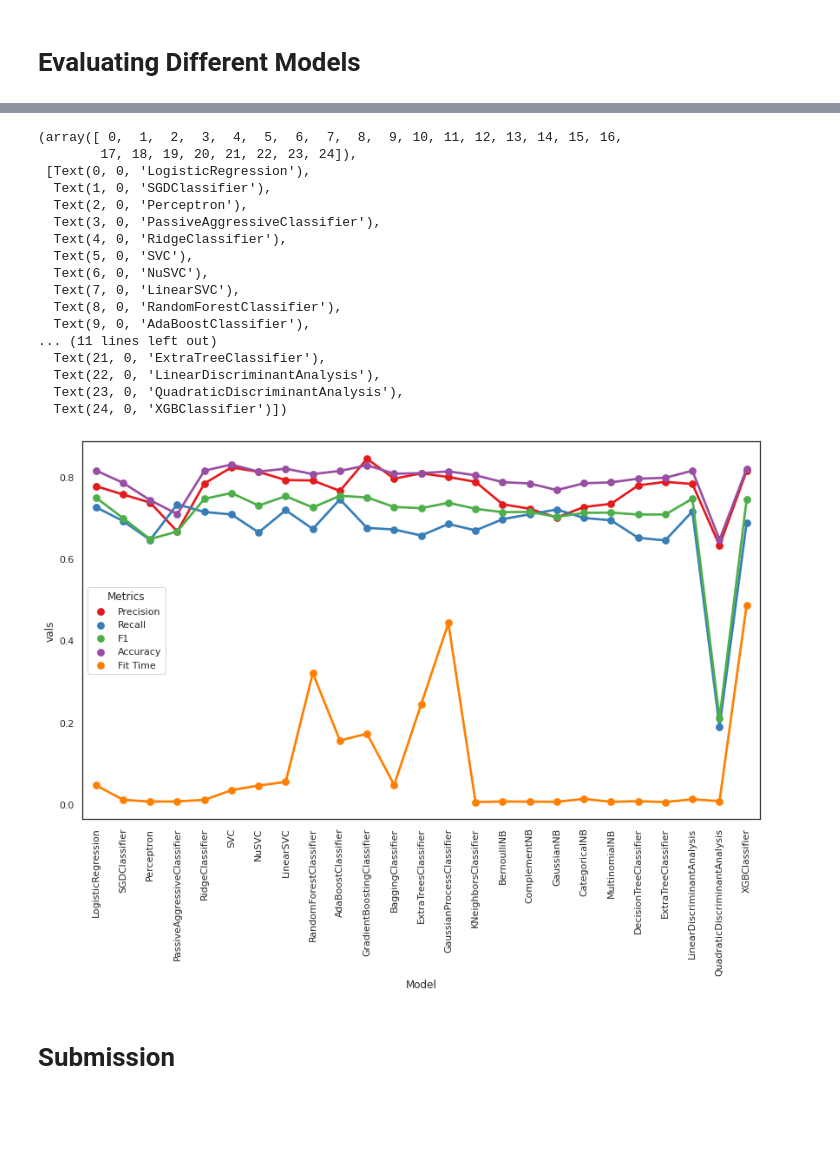
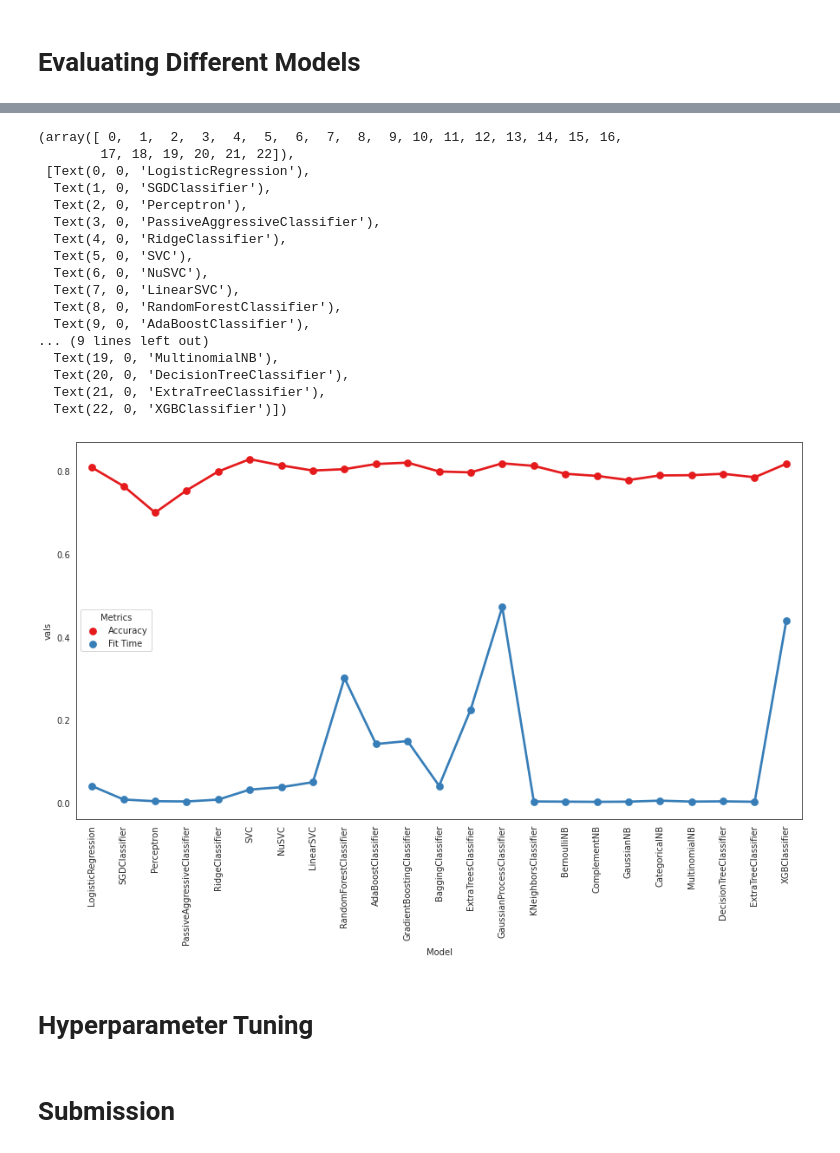
Before and after one commit to Hormozzan/TitanicPassengersSurvivalPrediction, a Jupyter notebook: titanic-passengers-survival-prediction.ipynb, the cells around one changed output, grey strips where cells are left out. Cells and saved outputs as stored; diff of their text form; code cells hidden in the pictures; blank space fills up the shorter version.

```diff
--- a/titanic-passengers-survival-prediction.ipynb
+++ b/titanic-passengers-survival-prediction.ipynb
@@ -43,7 +42,6 @@ pd.set_option('display.max_rows', 100)
 pd.set_option('display.max_columns', 50)
 pd.set_option('display.width', 1000)
 
-sns.set(rc={'figure.figsize':(14,8)})
 sns.set_palette('Set1')
 sns.set_style("white")
 # %% [markdown]
@@ -427,7 +426,8 @@ sns.heatmap(train_df.corr(), cmap=sns.diverging_palette(200, 10, as_cmap=True),
 # %% [markdown]
 # One-Hot Encoding Categorical (and Ordinal) Features
 # %%
-cat_cols = ['Title', 'Sex', 'Embarked', 'Age', 'Pclass', 'Fare']
+cat_cols = ['Title', 'Sex', 'Embarked']
+
 oh_encoder = OneHotEncoder(handle_unknown='ignore', sparse=False)
 
 oh_cols_train = pd.DataFrame(oh_encoder.fit_transform(train_df[cat_cols]))
@@ -475,24 +476,18 @@ X_test = oh_test_df.drop('PassengerId', axis=1)
 # %%
 Models = [LogisticRegression, SGDClassifier, Perceptron, PassiveAggressiveClassifier, RidgeClassifier, SVC, NuSVC, LinearSVC, RandomForestClassifier,
           AdaBoostClassifier, GradientBoostingClassifier, BaggingClassifier, ExtraTreesClassifier, GaussianProcessClassifier, KNeighborsClassifier,
-          BernoulliNB, ComplementNB, GaussianNB, CategoricalNB, MultinomialNB, DecisionTreeClassifier, ExtraTreeClassifier, LinearDiscriminantAnalysis,
-          QuadraticDiscriminantAnalysis, XGBClassifier]
+          BernoulliNB, ComplementNB, GaussianNB, CategoricalNB, MultinomialNB, DecisionTreeClassifier, ExtraTreeClassifier, XGBClassifier]
 
 cv_split = ShuffleSplit(n_splits=10, train_size=0.8, random_state=0)
 
-overview = pd.DataFrame(columns=['Model', 'Precision', 'Recall', 'F1', 'Accuracy', 'Fit Time'])
+models_overview = pd.DataFrame(columns=['Model', 'Accuracy', 'Fit Time'])
 
 row_index = 0
 for Model in Models:
-    cv_results = cross_validate(Model(), X, y, scoring=['precision', 'recall', 'f1', 'accuracy'], cv=cv_split, n_jobs=-1)
+    cv_results = cross_validate(Model(), X, y, scoring='accuracy', cv=cv_split, n_jobs=-1)
 
-    overview.loc[row_index, 'Model'] = Model().__class__.__name__
-    overview.loc[row_index, 'Precision'] = cv_results['test_precision'].mean()
-    overview.loc[row_index, 'Recall'] = cv_results['test_recall'].mean()
-    overview.loc[row_index, 'F1'] = cv_results['test_f1'].mean()
-    overview.loc[row_index, 'Accuracy'] = cv_results['test_accuracy'].mean()
-    overview.loc[row_index, 'Fit Time'] = cv_results['fit_time'].mean()
+    models_overview.loc[row_index, 'Model'] = Model().__class__.__name__
+    models_overview.loc[row_index, 'Accuracy'] = cv_results['test_score'].mean()
+    models_overview.loc[row_index, 'Fit Time'] = cv_results['fit_time'].mean()
 
     row_index += 1
-
-overview.sort_values(by='F1', ascending=False)
@@ -517,22 +514,25 @@ overview.sort_values(by='F1', ascending=False)
 # %%
-sns.pointplot(x='Model', y='vals', hue='Metrics', data=overview.melt('Model', var_name='Metrics', value_name='vals'))
+plt.figure(figsize=(15, 8))
+sns.pointplot(x='Model', y='vals', hue='Metrics', data=models_overview.melt('Model', var_name='Metrics', value_name='vals'))
 plt.xticks(rotation=90)
 # %% [output]
 (array([ 0,  1,  2,  3,  4,  5,  6,  7,  8,  9, 10, 11, 12, 13, 14, 15, 16,
-        17, 18, 19, 20, 21, 22, 23, 24]),
+        17, 18, 19, 20, 21, 22]),
  [Text(0, 0, 'LogisticRegression'),
   Text(1, 0, 'SGDClassifier'),
   Text(2, 0, 'Perceptron'),
   Text(3, 0, 'PassiveAggressiveClassifier'),
   Text(4, 0, 'RidgeClassifier'),
   Text(5, 0, 'SVC'),
   Text(6, 0, 'NuSVC'),
   Text(7, 0, 'LinearSVC'),
   Text(8, 0, 'RandomForestClassifier'),
   Text(9, 0, 'AdaBoostClassifier'),
-... (11 lines left out)
+... (9 lines left out)
+  Text(19, 0, 'MultinomialNB'),
+  Text(20, 0, 'DecisionTreeClassifier'),
   Text(21, 0, 'ExtraTreeClassifier'),
-  Text(22, 0, 'LinearDiscriminantAnalysis'),
-  Text(23, 0, 'QuadraticDiscriminantAnalysis'),
-  Text(24, 0, 'XGBClassifier')])
+  Text(22, 0, 'XGBClassifier')])
-[figure, old version]
+[figure, new version]
+# %% [markdown]
+# Hyperparameter Tuning
```
Also changed, not shown: parts of 39 cells of this notebook.
